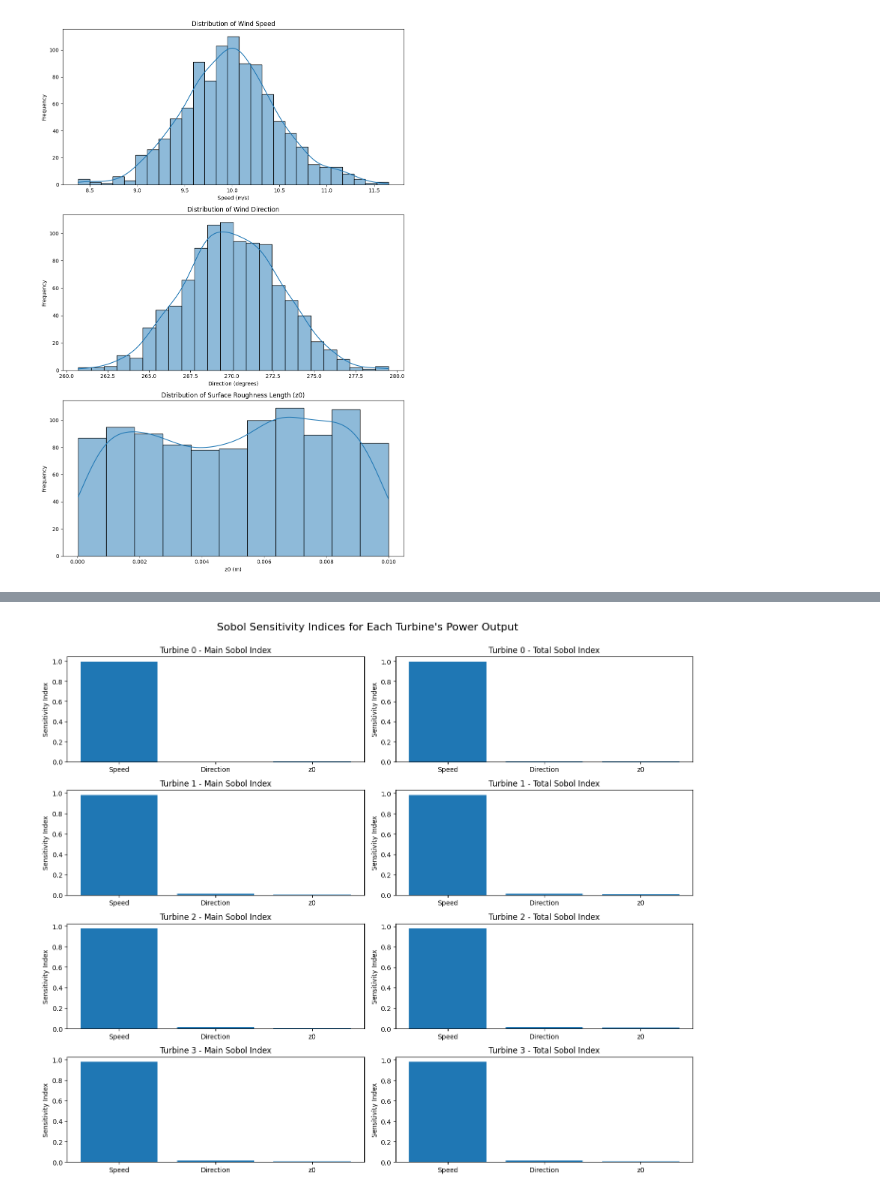
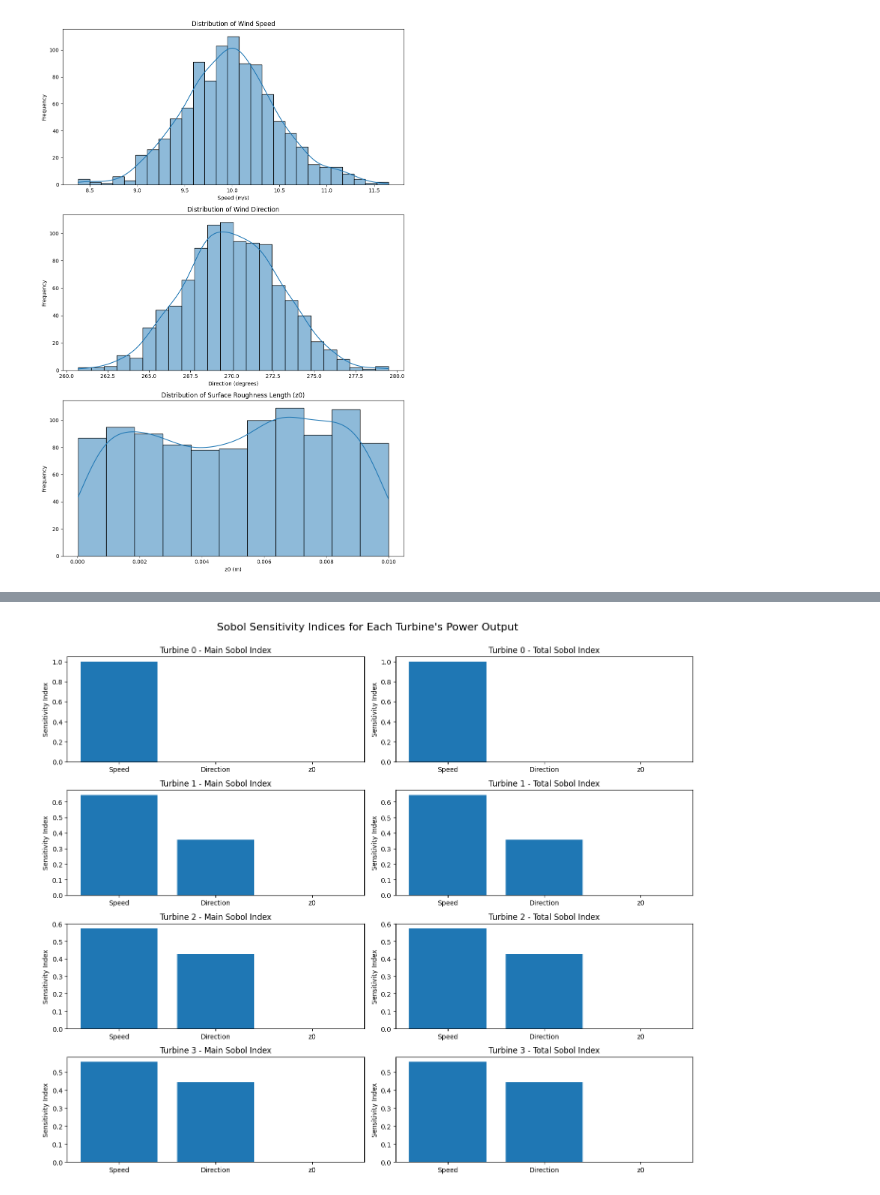
Before and after one commit to bjarketol/WIFA, a Jupyter notebook: vnv/uq_validation/pywake_results_SA.ipynb, the cells around one changed output, grey strips where cells are left out. Cells and saved outputs as stored; diff of their text form; code cells hidden in the pictures.

Commit message:
new results, more plots

```diff
--- a/vnv/uq_validation/pywake_results_SA.ipynb
+++ b/vnv/uq_validation/pywake_results_SA.ipynb
@@ -76,7 +76,7 @@ plt.show()
 # %%
 
 # Load the dataset
-inputs = xr.load_dataset('Stochastic_atHubHeight.nc')
+inputs = xr.load_dataset('windio_toy/plant_energy_resource/Stochastic_atHubHeight.nc')
 
 # Create a figure with three subplots
 fig, axs = plt.subplots(nrows=3, ncols=1, figsize=(10, 15))
@@ -107,7 +107,7 @@ import numpy as np
 import matplotlib.pyplot as plt
 
 # Load the input data
-input_data = xr.load_dataset('Stochastic_atHubHeight.nc')
+input_data = xr.load_dataset('windio_toy/plant_energy_resource/Stochastic_atHubHeight.nc')
 
 # Load the output data
 output_data = xr.open_dataset('pywake_hh_results/FarmFlow.nc')
@@ -167,7 +226,7 @@ import matplotlib.pyplot as plt
 import xarray as xr
 
 # Load input data
-input_data = xr.load_dataset('Stochastic_atHubHeight.nc')
+input_data = xr.load_dataset('windio_toy/plant_energy_resource/Stochastic_atHubHeight.nc')
 
 # Load turbine power data
 power_data = xr.load_dataset('pywake_hh_results/PowerTable.nc')
@@ -186,34 +245,34 @@ fig, axs = plt.subplots(num_turbines, 2, figsize=(14, 3 * num_turbines))
 fig.suptitle('Sobol Sensitivity Indices for Each Turbine\'s Power Output', fontsize=16)
 
 # Loop through each turbine
 for wt_idx, wt in enumerate(power_data['wt'].values):
     # Get power output for the current turbine
     power_output = power_data['Power'].sel(wt=wt).values
 
     # Fit polynomial to the model outputs
     polynomial_expansion = cp.generate_expansion(2, distribution)
     approx_model = cp.fit_regression(polynomial_expansion, abscissas.T, power_output)
 
     # Compute Sobol indices
     sobol_indices = cp.Sens_m(approx_model, distribution)
     total_sobol_indices = cp.Sens_t(approx_model, distribution)
 
     # Plot main sensitivity indices
     axs[wt_idx, 0].bar(['Speed', 'Direction', 'z0'], sobol_indices)
     axs[wt_idx, 0].set_title(f'Turbine {wt} - Main Sobol Index')
     axs[wt_idx, 0].set_ylabel('Sensitivity Index')
 
     # Plot total sensitivity indices
     axs[wt_idx, 1].bar(['Speed', 'Direction', 'z0'], total_sobol_indices)
     axs[wt_idx, 1].set_title(f'Turbine {wt} - Total Sobol Index')
     axs[wt_idx, 1].set_ylabel('Sensitivity Index')
 
 # Adjust layout
 plt.tight_layout()
 plt.subplots_adjust(top=0.92)
 plt.show()
 # %% [output]
-[figure, old version]
+[figure, new version]
 # %%
 import xarray as xr
 import xgboost as xgb
```
Also changed, not shown: parts of 6 cells of this notebook.
